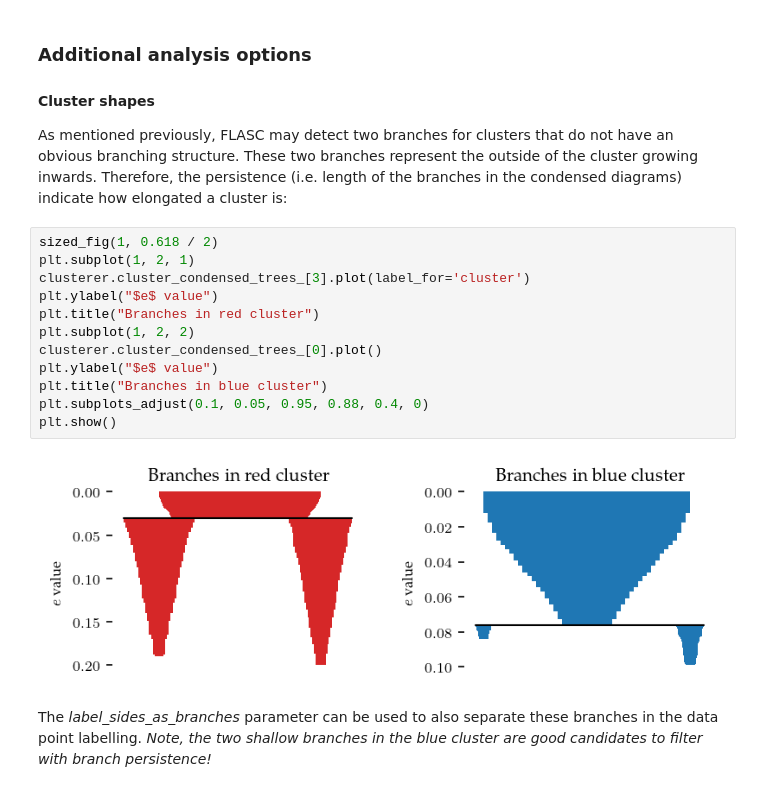
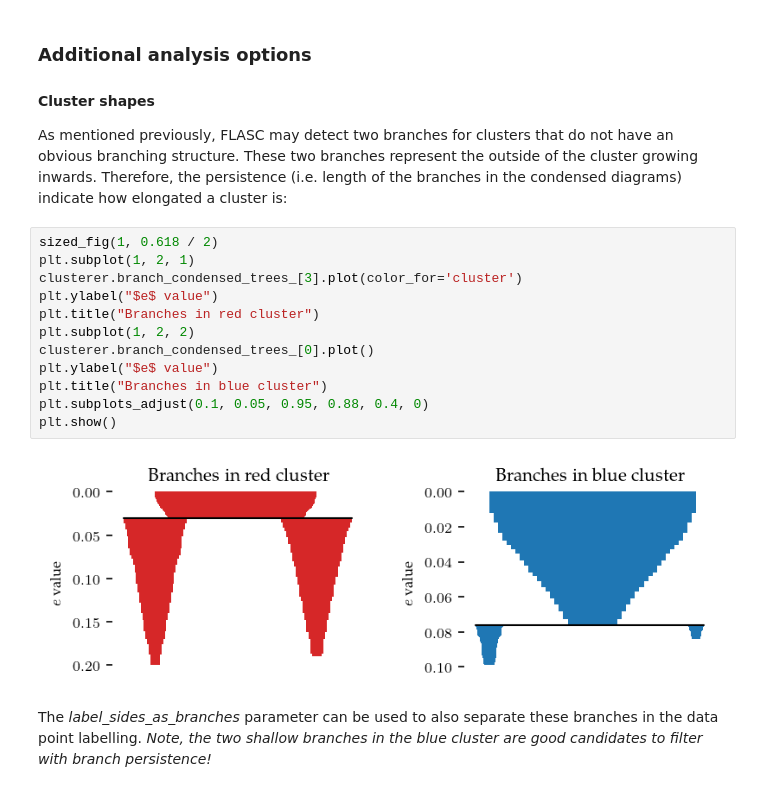
Before and after one commit to vda-lab/pyflasc, a Jupyter notebook: notebooks/How_FLASC_works.ipynb, the cells around one changed output. Saved outputs shown, nothing was run; the diff lists cells and outputs as text.

```diff
--- a/notebooks/How_FLASC_works.ipynb
+++ b/notebooks/How_FLASC_works.ipynb
@@ -380,17 +380,17 @@ As mentioned previously, FLASC may detect two branches for clusters that do not
 # %%
 sized_fig(1, 0.618 / 2)
 plt.subplot(1, 2, 1)
-clusterer.cluster_condensed_trees_[3].plot(label_for='cluster')
+clusterer.branch_condensed_trees_[3].plot(color_for='cluster')
 plt.ylabel("$e$ value")
 plt.title("Branches in red cluster")
 plt.subplot(1, 2, 2)
-clusterer.cluster_condensed_trees_[0].plot()
+clusterer.branch_condensed_trees_[0].plot()
 plt.ylabel("$e$ value")
 plt.title("Branches in blue cluster")
 plt.subplots_adjust(0.1, 0.05, 0.95, 0.88, 0.4, 0)
 plt.show()
 # %% [output]
-[figure, old version]
+[figure, new version]
 # %% [markdown]
 The *label_sides_as_branches* parameter can be used to also separate these branches in the data point labelling. *Note, the two shallow branches in the blue cluster are good candidates to filter with branch persistence!*
 # %%
```
Also changed, not shown: parts of 12 cells of this notebook, 53 other files.
